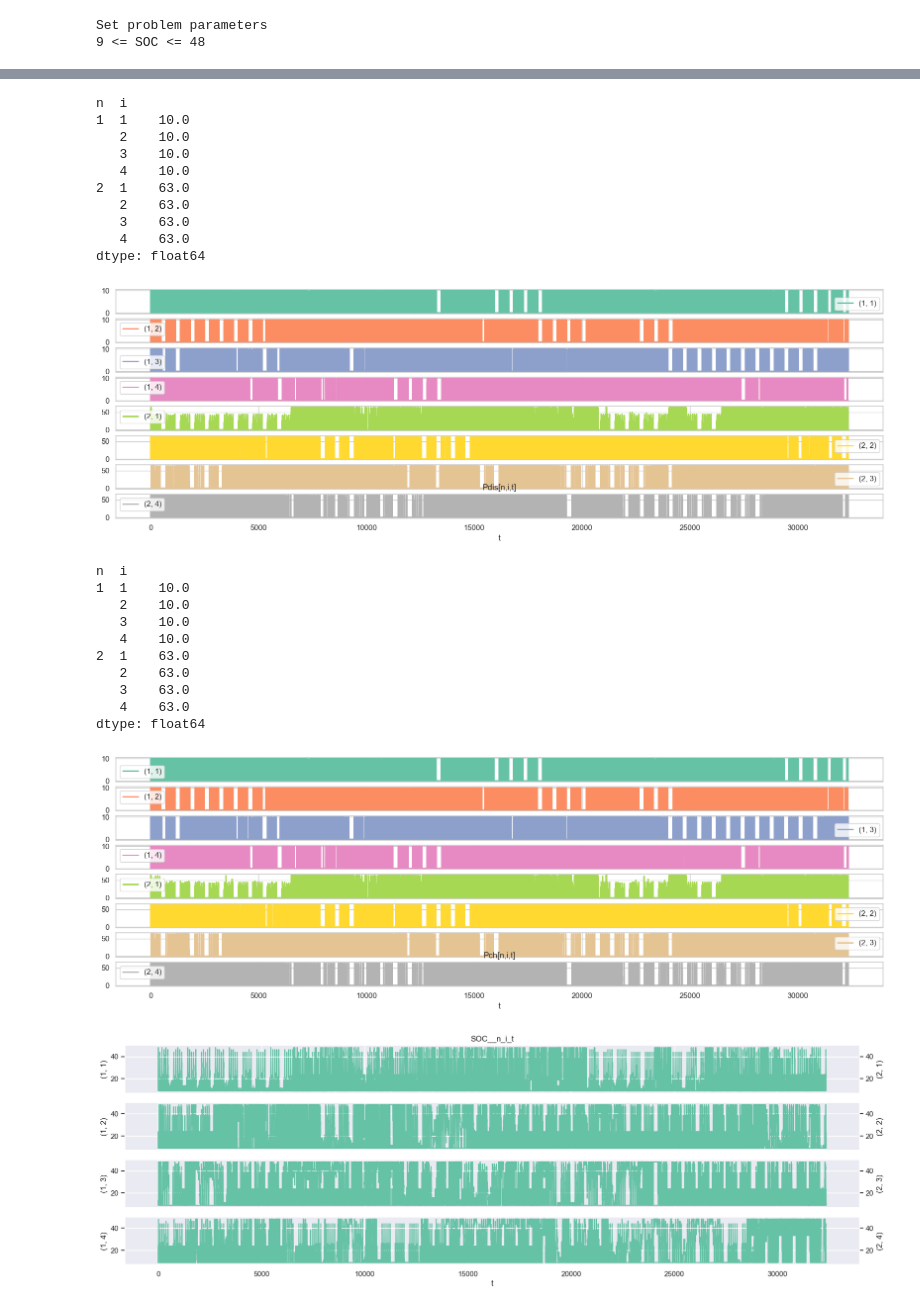
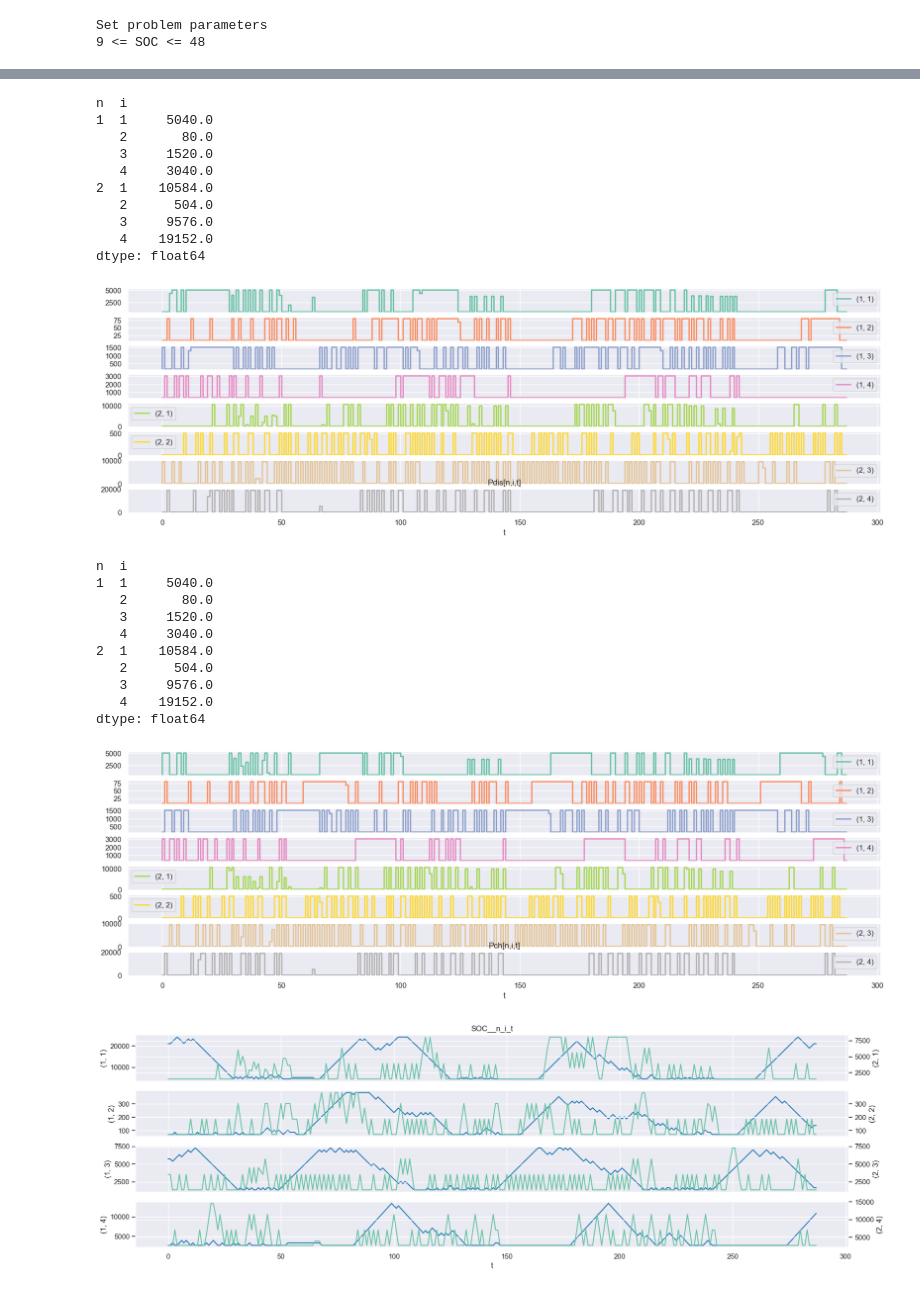
Before and after one commit to cimadure/ene8230, a Jupyter notebook: project.ipynb, the cells around one changed output, grey strips where cells are left out. Cells and saved outputs as stored; diff of their text form; code cells hidden in the pictures.

Commit message:
annotation des graphiques

```diff
--- a/project.ipynb
+++ b/project.ipynb
@@ -129,12 +129,12 @@ index
 [figure]
 # %%
 period_begin = '2015-01-12'
-period_end = '2015-12-14'
+period_end = '2015-01-14'
 #an = df[df['year'] == year[0]]
 
 Si_gen = generate_Si(df,
                  start=['07:30', '10:00', '08:00', '13:00'],
-                 stop=['17:00', '15:00', '12:30', '20:00'],name='Si_')
+                 stop=['17:00', '15:00', '12:30', '20:30'],name='Si_')
 # Si_gen = generate_Si(df,
 #                  start=['08:00','08:00','08:00','08:00' ],
 #                  stop=['20:00','20:00','20:00','20:00'],name='Si_')
@@ -151,9 +151,12 @@ idx = Pb.index
 Pb = Pb.to_numpy(copy=True)
 Si = Si_gen.loc[period_begin:period_end]
 Si = Si.astype(float).to_numpy(copy=True)
+
+Si_tot = np.amax(Si, axis=1)
+
 #df2 = an.loc[period_begin:period_end]
 #df2 = an
-print(Pb.shape, Si.shape)
+print(Pb.shape, Si.shape, Si_tot.shape)
 
 l = Pb.shape[0]
 print("maximum de Pb(t) :{m} avec T={t}".format(m=max(Pb), t=l))
@@ -211,12 +203,13 @@ print(t_max__m)
 # %%
 print('Set problem parameters')
 n_ev = 1600.0
+#n_ev = 1.0
 # Prius 4.4kWh, Leaf 24kWh
 soc_max = 48#0.8*24*n_ev
 soc_min = 9#0.2*4.4*n_ev
 print("{mi} <= SOC <= {ma}".format(mi=soc_min, ma=soc_max))
 
-bn = 1*n_ev
+bn = 0.2*n_ev
 #bn = 40
 params = {
     # Variables	Descriptions	Unités
@@ -226,14 +219,15 @@ params = {
 
     'SOCmin': soc_min,  # État de charge minimum des véhicules électriques	kWh
     'SOCmax': soc_max,  # État de charge maximum des véhicules électriques	kWh
-    'Pch_min': 0, #1*(4.4*(15/60))*bn,  # Puissance de charge minimum 	kW
-    'Pdis_min': 0, #1*(4.4*(15/60))*bn,  # Puissance de décharge minimum	kW
+    'Pch_min': (4.4*(15/60)),  # Puissance de charge minimum 	kW
+    'Pdis_min': (4.4*(15/60)),  # Puissance de décharge minimum	kW
     'Pch_max_n': [10, 63], #[bn*7.5, bn*50.0],  # Puissance de charge maximum en utilisant les bornes de type n	kW
     'Pdis_max_n': [10, 63], #[bn*5.0, bn*40.0],  # Puissance de décharge maximum en utilisant les bornes de type n	kW
     'beta_ch': 0.93,  # Efficacité de charge	%
     'beta_dis': 0.93,  # Efficacité de décharge	%
     'NEVs': n_ev,  # Nombre de véhicules électriques	Qté
     'Rut': [0.42, 0.01, 0.19, 0.38],  # Ratio d’utilisateurs avec le profil i	%
+    #'Rut': [1.0, 1.0, 1.0, 1.0],  # Ratio d’utilisateurs avec le profil i	%
     'delta_t': 15 / 60,  # 15mins
     'MAX_OPTIM': 1e7,  # Facteur majorant du programme d'optimisation
 
@@ -333,13 +321,13 @@ plt.title('Pdis[n,i,t]')
 print(df_var.max())
 # %% [output]
 n  i
-1  1    10.0
-   2    10.0
-   3    10.0
-   4    10.0
-2  1    63.0
-   2    63.0
-   3    63.0
-   4    63.0
+1  1     5040.0
+   2       80.0
+   3     1520.0
+   4     3040.0
+2  1    10584.0
+   2      504.0
+   3     9576.0
+   4    19152.0
 dtype: float64
-[figure, old version]
+[figure, new version]
@@ -350,16 +347,16 @@ plt.title('Pch[n,i,t]')
 print(df_var.max())
 # %% [output]
 n  i
-1  1    10.0
-   2    10.0
-   3    10.0
-   4    10.0
-2  1    63.0
-   2    63.0
-   3    63.0
-   4    63.0
+1  1     5040.0
+   2       80.0
+   3     1520.0
+   4     3040.0
+2  1    10584.0
+   2      504.0
+   3     9576.0
+   4    19152.0
 dtype: float64
-[figure, old version]
+[figure, new version]
 # %%
 df_Pch__i_t = mdl.var_dict_as_df(solution=solus, var_dict=mdl.Pch_demand_i_t,
                                  index='t', columns='i', prefix='Pch__i_t__')
@@ -374,33 +371,33 @@ df_SOC__n_i_t = mdl.var_dict_as_df(solution=solus, var_dict=mdl.SOC__n_i_t, inde
 # %%
 # Error Bands + valeur maximale des mois
 title = "SOC__n_i_t"
 what= 't'
 #sns.set_theme(style="ticks")
 sns.set_theme(style="darkgrid",palette='Set2')
 
 fig, axs = plt.subplots(nrows=4, figsize=figure_size, sharex=True)
-g = sns.lineplot(x=what, y=(1,1), estimator='max', data=df_SOC__n_i_t,  ax=axs[0])
+g = sns.lineplot(x=what, y=(1,1), estimator='max', data=df_SOC__n_i_t,  ax=axs[0],color='tab:blue')
 ax2 = g.twinx()
 h = sns.lineplot(x=what, y=(2,1), estimator='max', data=df_SOC__n_i_t, ax=ax2)
-g = sns.lineplot(x=what, y=(1,2), estimator='max', data=df_SOC__n_i_t, ax=axs[1])
+g = sns.lineplot(x=what, y=(1,2), estimator='max', data=df_SOC__n_i_t, ax=axs[1],color='tab:blue')
 ax2 = g.twinx()
 h = sns.lineplot(x=what, y=(2,2), estimator='max', data=df_SOC__n_i_t, ax=ax2)
-g = sns.lineplot(x=what, y=(1,3), estimator='max', data=df_SOC__n_i_t, ax=axs[2])
+g = sns.lineplot(x=what, y=(1,3), estimator='max', data=df_SOC__n_i_t, ax=axs[2],color='tab:blue')
 ax2 = g.twinx()
 h = sns.lineplot(x=what, y=(2,3), estimator='max', data=df_SOC__n_i_t, ax=ax2)
-g = sns.lineplot(x=what, y=(1,4), estimator='max', data=df_SOC__n_i_t, ax=axs[3])
+g = sns.lineplot(x=what, y=(1,4), estimator='max', data=df_SOC__n_i_t, ax=axs[3],color='tab:blue')
 ax2 = g.twinx()
 h = sns.lineplot(x=what, y=(2,4), estimator='max', data=df_SOC__n_i_t, ax=ax2)
 
 for char in invalid:
 	filename = title.replace(char, '_')+'.png'
 filename = Path(save_dir,filename)
 
 axs[0].title.set_text(title)
 plt.show()
 fig.savefig(filename, format='png', dpi=200, bbox_inches='tight')
 # %% [output]
-[figure, old version]
+[figure, new version]
 # %%
 title = "Somme des Puissances v1"
 sns.set_style("whitegrid")
```
Also changed, not shown: parts of 14 cells of this notebook, 1 other file.
